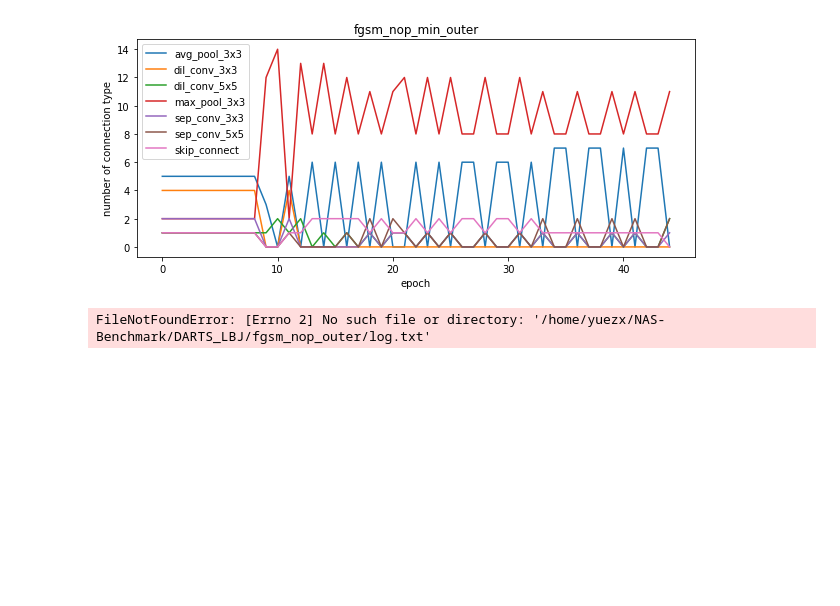
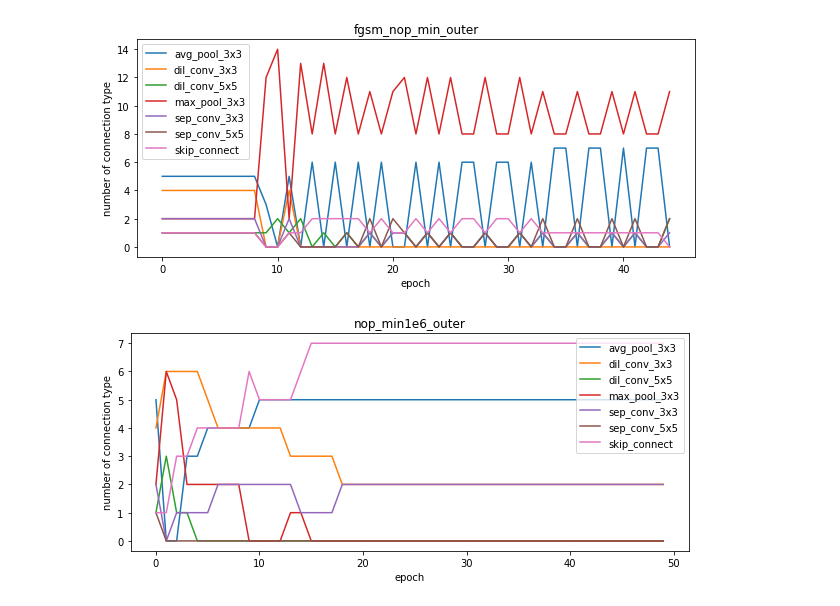
Before and after one commit to yuezhixiong/NAS-Benchmark, a Jupyter notebook: plot_log.ipynb, the cells around one changed output. Drawn from its saved outputs; the diff is of its cells as text; code cells hidden in the pictures; blank space fills up the shorter version.

```diff
--- a/plot_log.ipynb
+++ b/plot_log.ipynb
@@ -201,6 +201,6 @@ plot_epoch_geno("/home/yuezx/NAS-Benchmark/DARTS_LBJ/fgsm_nop_min_outer/log.txt"
 # %% [output]
 [figure]
 # %%
-plot_epoch_geno("/home/yuezx/NAS-Benchmark/DARTS_LBJ/fgsm_nop_outer/log.txt", 'fgsm_nop_outer')
+plot_epoch_geno("/home/yuezx/NAS-Benchmark/DARTS/nop_min1e6_outer/log.txt", 'nop_min1e6_outer')
 # %% [output]
-FileNotFoundError: [Errno 2] No such file or directory: '/home/yuezx/NAS-Benchmark/DARTS_LBJ/fgsm_nop_outer/log.txt'
+[figure, added]
```
Also changed, not shown: 10 other files.
